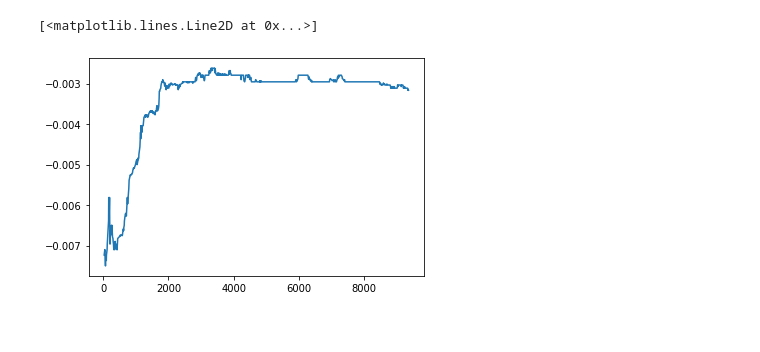
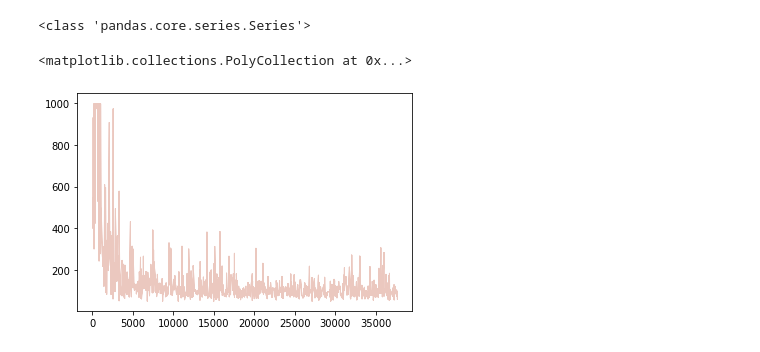
Before and after one commit to jsyx1994/microrts, a Jupyter notebook: plot.ipynb, the cells around one changed output. Saved outputs shown, nothing was run; the diff lists cells and outputs as text; code cells hidden in the pictures.

Commit message:
plot

```diff
--- a/plot.ipynb
+++ b/plot.ipynb
@@ -2,6 +2,3 @@
 import pandas as pd
 import numpy as np
 from pylab import *
-# %%
-colnames = ["Wall time","Step","Value"]
-data = pd.read_csv("rewards.csv")
@@ -10,0 +5,8 @@ y = np.array(data.Value.to_list())
+# %%
+colnames = ["Wall time","Step","Value"]
+data1 = pd.read_csv("time_stamp.csv")
+r1 = data1.Value.rolling(window=10)
+r2 = data1.Value.rolling(window=1)
+print(type(data1.Value))
+# %% [output]
+<class 'pandas.core.series.Series'>
@@ -11,13 +18,25 @@ y = np.array(data.Value.to_list())
+# %%
+x1 = np.array(data1.Step.to_list())
+y1 = np.array(r1.mean().to_list())
+y2 = np.array(r2.mean().to_list())
+
+x2 = np.array(data2.Step.to_list())
+y3 = np.array(r3.mean().to_list())
+y4 = np.array(r4.mean().to_list())
+# print(y3)
 # %%
-def med(data):
-    median = np.zeros(data.shape[0])
-    for i in range(0, len(median)):
-        median[i] = np.median(data[:i])
-    return median
+def perc(data):
+   median = np.zeros(data.shape[1])
+   perc_25 = np.zeros(data.shape[1])
+   perc_75 = np.zeros(data.shape[1])
+   for i in range(0, len(median)):
+       median[i] = np.median(data[:i])
+       perc_25[i] = np.percentile(a=data[:,i], q=25)
+       perc_75[i] = np.percentile(a=data[:,i], q=75)
+   return median, perc_25, perc_75
-# %%
-# ylim(y.min()-.01,y.max())
-y = med(y)
-plot(x,y)
-# %% [output]
-[<matplotlib.lines.Line2D at 0x...>]
-[figure, removed]
+# %%
+med_low_mut, perc_25_low_mut, perc_75_low_mut = perc(np.array([data1.Value.to_list()]))
+fill_between(x1, perc_25_low_mut, perc_75_low_mut, alpha=0.25, linewidth=1, color='#B22400')
+# %% [output]
+<matplotlib.collections.PolyCollection at 0x...>
+[figure, added]
```
Also changed, not shown: parts of 3 cells of this notebook, 11 other files.
